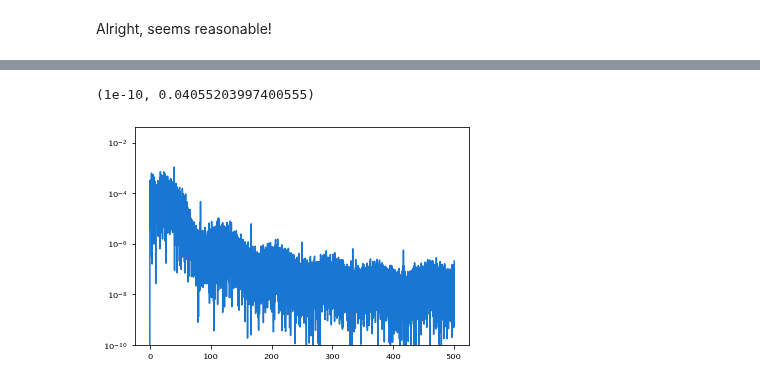
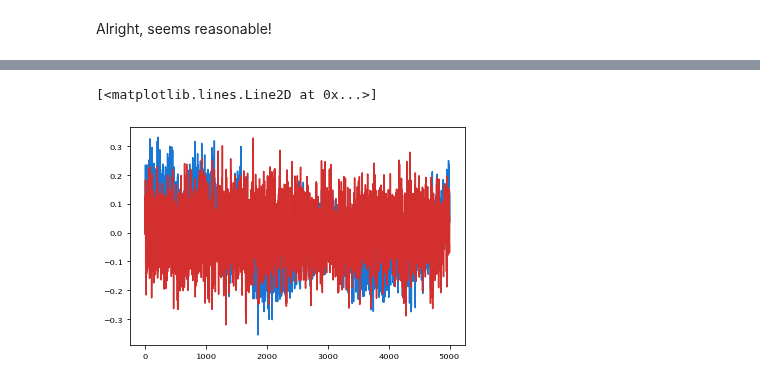
Before and after one commit to aditya-sengupta/tip-tilt-control, a Jupyter notebook: control/dev/mpc.ipynb, the cells around one changed output, grey strips where cells are left out. Cells and saved outputs as stored; diff of their text form; code cells hidden in the pictures.

```diff
--- a/control/dev/mpc.ipynb
+++ b/control/dev/mpc.ipynb
@@ -235,6 +236,6 @@ plt.ylim(1e-10)
-# %%
-plt.semilogy(*signal.periodogram(res, fs=f_sampling))
-plt.ylim(1e-10)
-# %% [output]
-(1e-10, 0.04055203997400555)
-[figure, removed]
+# %%
+plt.plot(pol)
+plt.plot(res)
+# %% [output]
+[<matplotlib.lines.Line2D at 0x...>]
+[figure, added]
```
Also changed, not shown: parts of 18 cells of this notebook, 1 other file.
